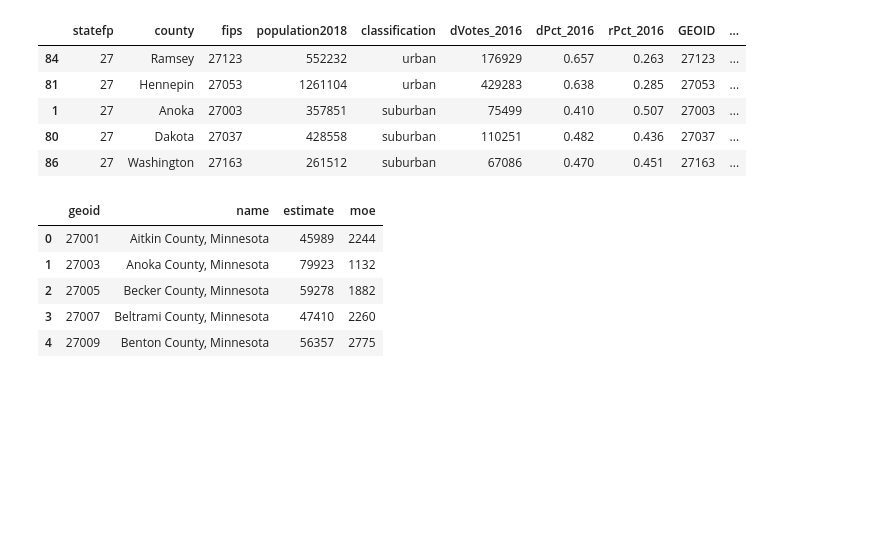
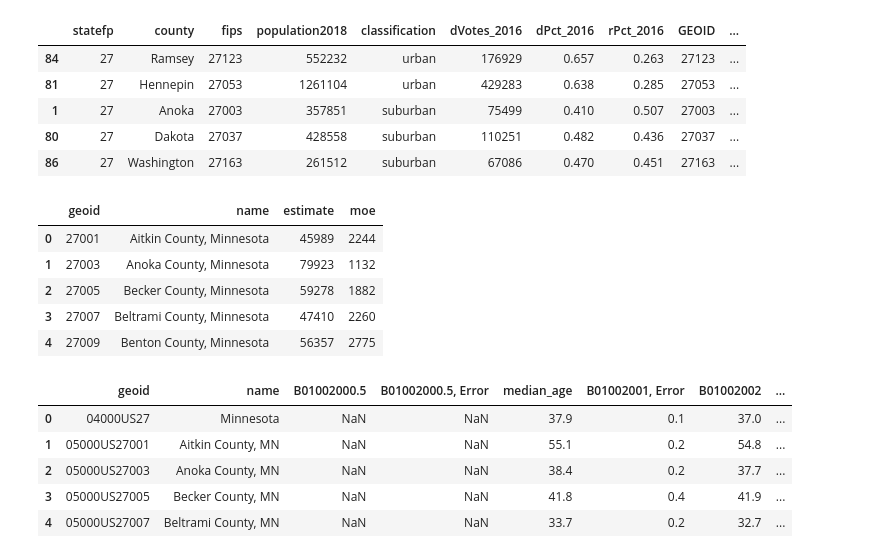
Before and after one commit to striblab/20200303-primary, a Jupyter notebook: demographics_compiler.ipynb, the cells around one changed output. Drawn from its saved outputs; the diff is of its cells as text; code cells hidden in the pictures; blank space fills up the shorter version.

```diff
--- a/demographics_compiler.ipynb
+++ b/demographics_compiler.ipynb
@@ -118,3 +118,16 @@ county_out = county_out.merge(
     right_on="geoid"
 )
 county_out.rename(columns={'estimate': 'median_income'}, inplace=True)
+# %%
+mn_age = pd.read_csv('src/data/acs2018_5yr_B01002_05000US27079.csv')
+mn_age['geoid_split'] = mn_age['geoid'].str.split("US").str[1]
+mn_age.geoid_split = mn_age.geoid_split.astype('int64')
+mn_age.rename(columns={'B01002001': 'median_age'}, inplace=True)
+mn_age.head()
+# %% [output]
+|  | geoid | name | B01002000.5 | B01002000.5, Error | median_age | B01002001, Error | B01002002 | ... |
+| 0 | 04000US27 | Minnesota | NaN | NaN | 37.9 | 0.1 | 37.0 | ... |
+| 1 | 05000US27001 | Aitkin County, MN | NaN | NaN | 55.1 | 0.2 | 54.8 | ... |
+| 2 | 05000US27003 | Anoka County, MN | NaN | NaN | 38.4 | 0.2 | 37.7 | ... |
+| 3 | 05000US27005 | Becker County, MN | NaN | NaN | 41.8 | 0.4 | 41.9 | ... |
+| 4 | 05000US27007 | Beltrami County, MN | NaN | NaN | 33.7 | 0.2 | 32.7 | ... |
```
Also changed, not shown: parts of 4 cells of this notebook, 3 other files.
